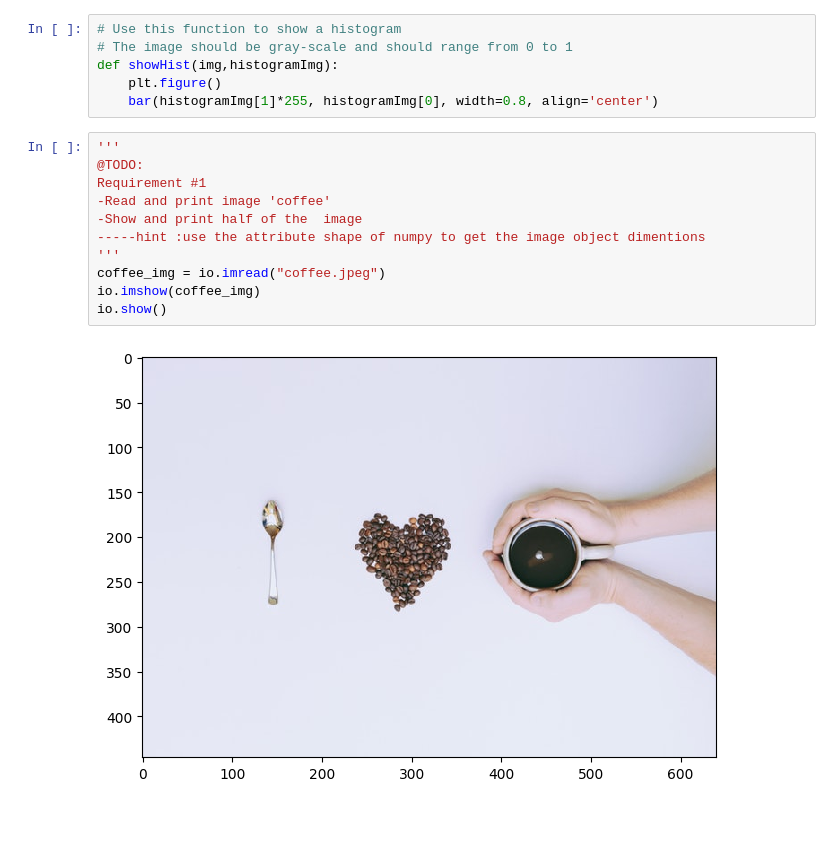
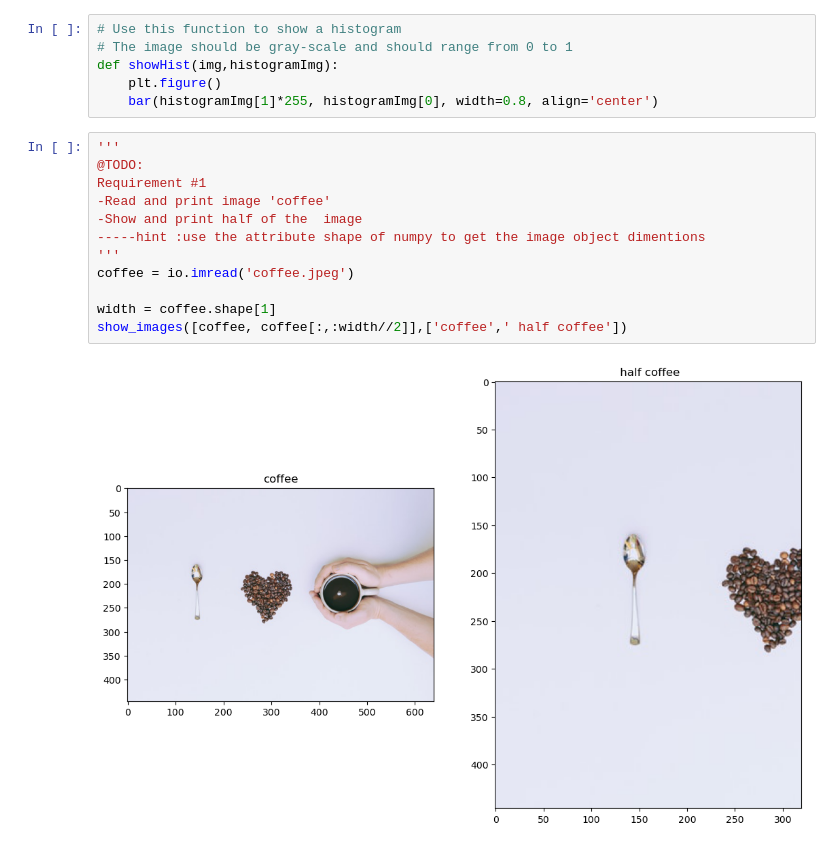
Before and after one commit to g-magdy/image-processing-labs, a Jupyter notebook: Lab1-std/Lab_1_std.ipynb, the cells around one changed output. Drawn from its saved outputs; the diff is of its cells as text; blank space fills up the shorter version.

```diff
--- a/Lab1-std/Lab_1_std.ipynb
+++ b/Lab1-std/Lab_1_std.ipynb
@@ -46,13 +46,14 @@ def showHist(img,histogramImg):
 # %%
 '''
 @TODO:
 Requirement #1
 -Read and print image 'coffee'
 -Show and print half of the  image
 -----hint :use the attribute shape of numpy to get the image object dimentions
 '''
-coffee_img = io.imread("coffee.jpeg")
-io.imshow(coffee_img)
-io.show()
+coffee = io.imread('coffee.jpeg')
+
+width = coffee.shape[1]
+show_images([coffee, coffee[:,:width//2]],['coffee',' half coffee'])
 # %% [output]
-[figure, old version]
+[figure, new version]
```
Also changed, not shown: parts of 11 cells of this notebook, 1 other file.
